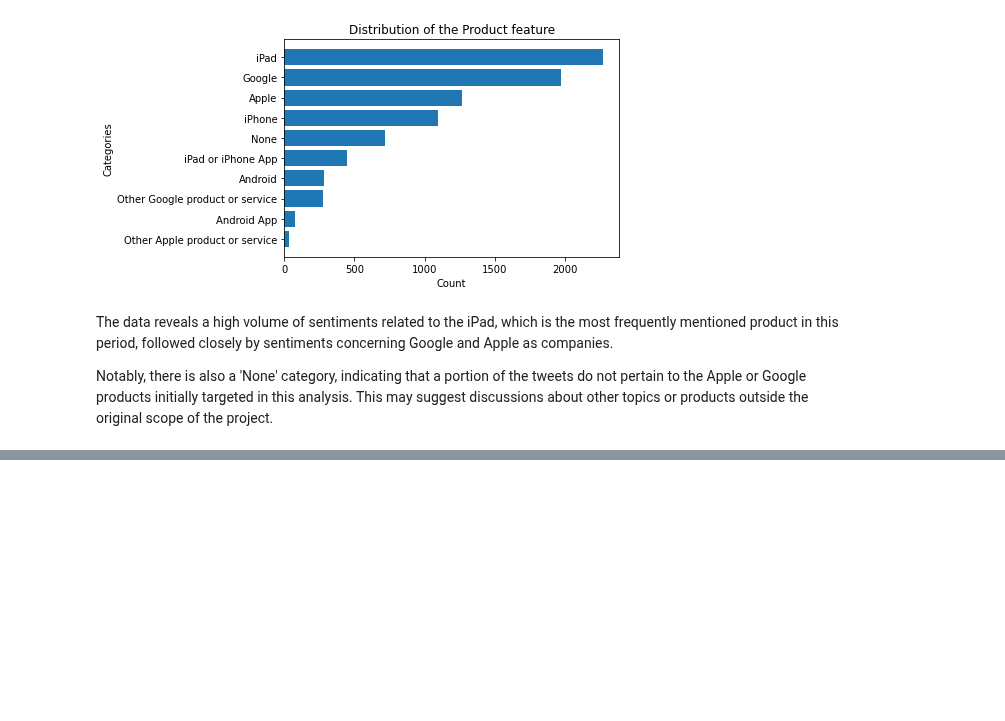
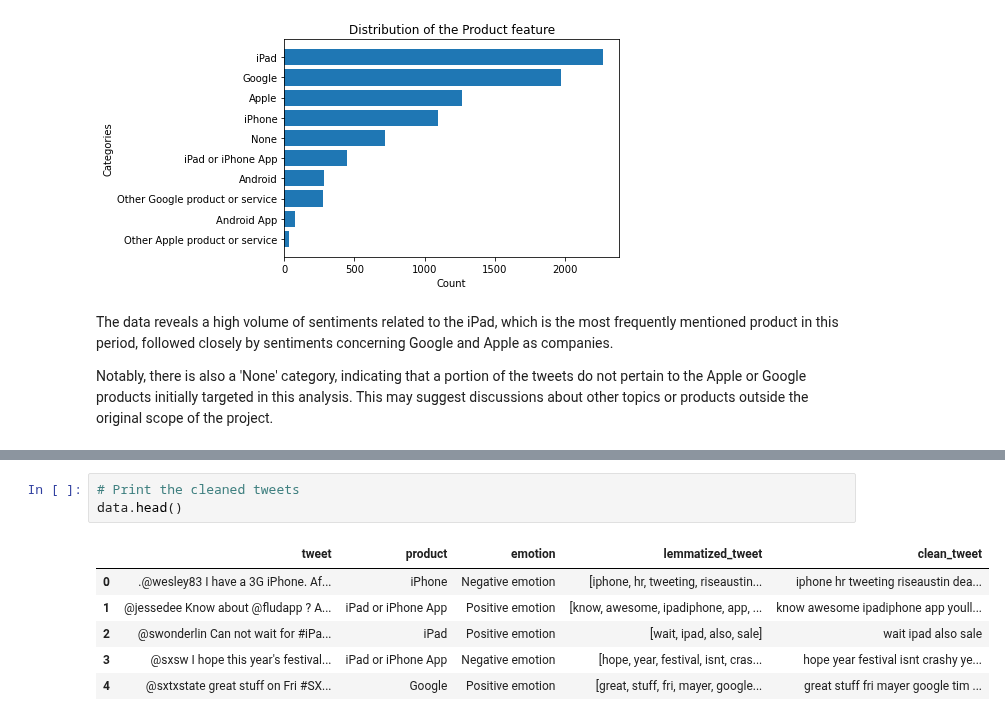
Before and after one commit to gtisnanga/GRP-13-FINAL-PROJECT, a Jupyter notebook: FINAL.ipynb, the cells around one changed output, grey strips where cells are left out. Drawn from its saved outputs; the diff is of its cells as text; blank space fills up the shorter version.

```diff
--- a/FINAL.ipynb
+++ b/FINAL.ipynb
@@ -526,0 +595,10 @@ Notably, there is also a 'None' category, indicating that a portion of the tweet
+# %%
+# Print the cleaned tweets
+data.head()
+# %% [output]
+|  | tweet | product | emotion | lemmatized_tweet | clean_tweet |
+| 0 | .@wesley83 I have a 3G iPhone. Af... | iPhone | Negative emotion | [iphone, hr, tweeting, riseaustin... | iphone hr tweeting riseaustin dea... |
+| 1 | @jessedee Know about @fludapp ? A... | iPad or iPhone App | Positive emotion | [know, awesome, ipadiphone, app, ... | know awesome ipadiphone app youll... |
+| 2 | @swonderlin Can not wait for #iPa... | iPad | Positive emotion | [wait, ipad, also, sale] | wait ipad also sale |
+| 3 | @sxsw I hope this year's festival... | iPad or iPhone App | Negative emotion | [hope, year, festival, isnt, cras... | hope year festival isnt crashy ye... |
+| 4 | @sxtxstate great stuff on Fri #SX... | Google | Positive emotion | [great, stuff, fri, mayer, google... | great stuff fri mayer google tim ... |
```
Also changed, not shown: parts of 10 cells of this notebook.
